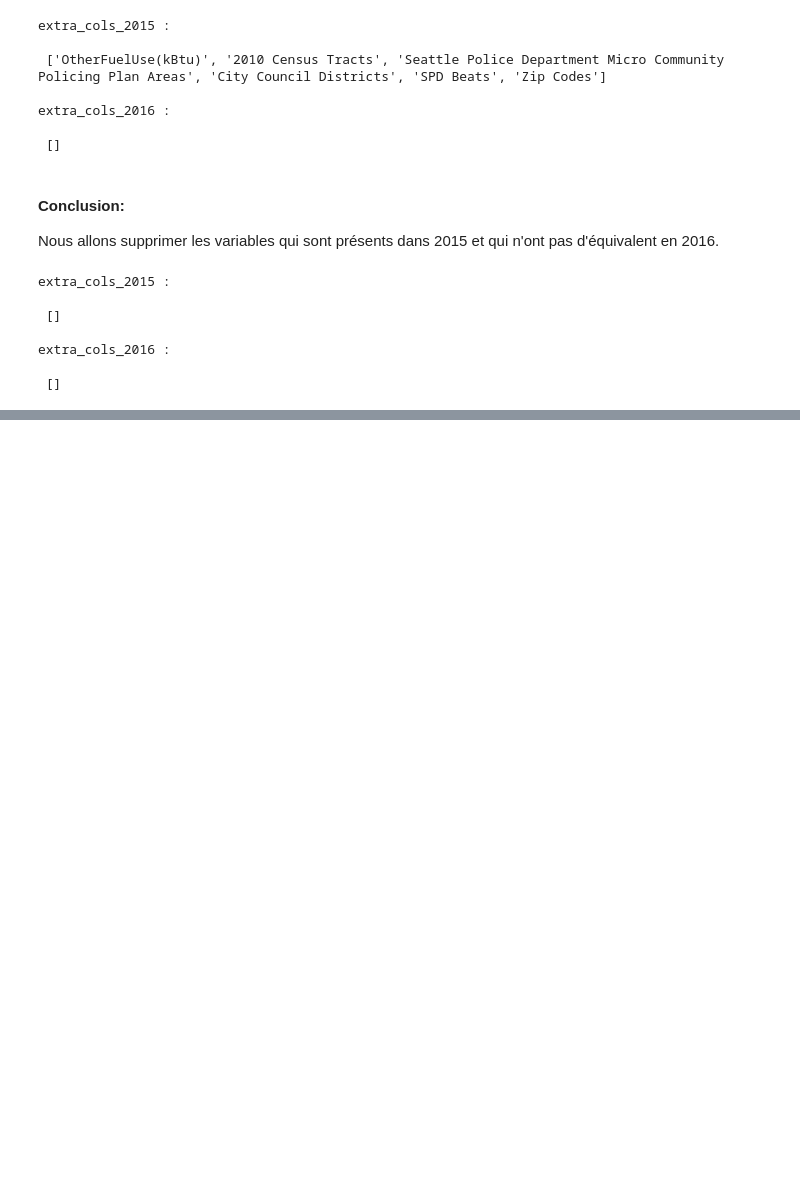
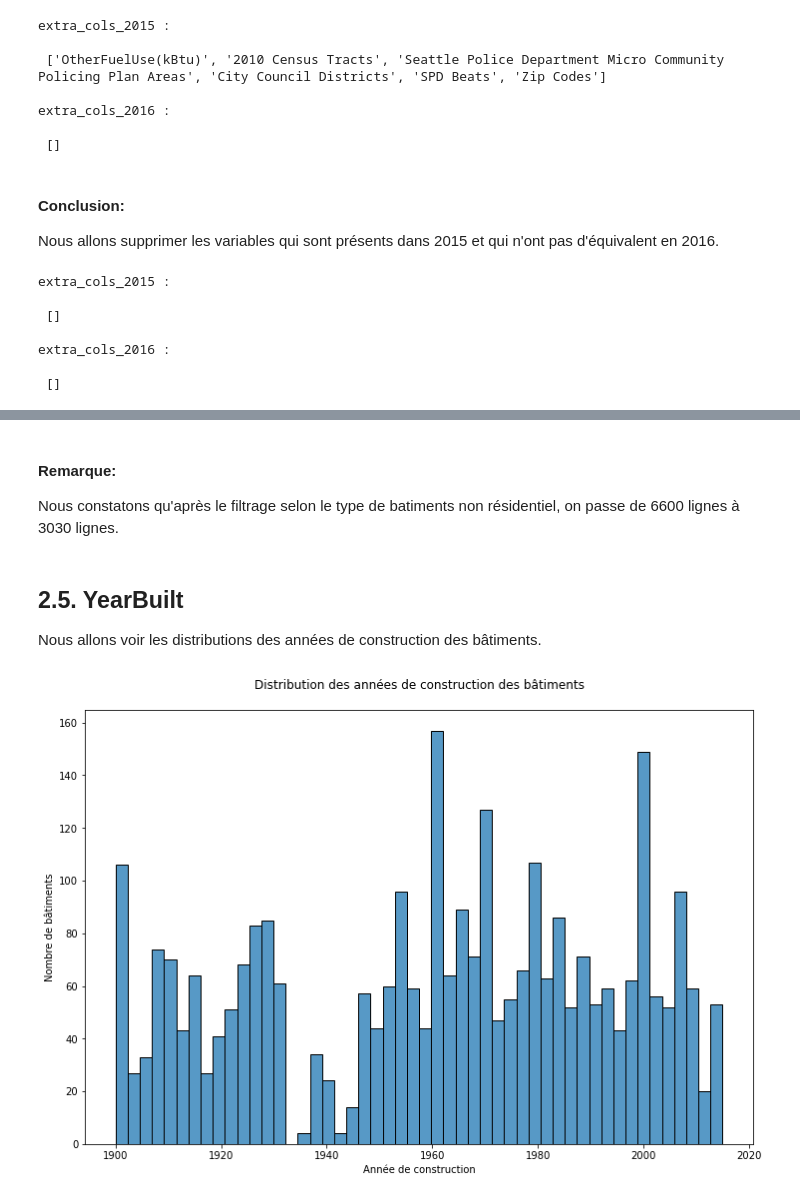
Before and after one commit to Soumaya-kh/seattle-city, a Jupyter notebook: Pélec_01_notebook.ipynb, the cells around one changed output, grey strips where cells are left out. Saved outputs shown, nothing was run; the diff lists cells and outputs as text; code cells hidden in the pictures; blank space fills up the shorter version.

```diff
--- a/Pélec_01_notebook.ipynb
+++ b/Pélec_01_notebook.ipynb
@@ -543,0 +699,4 @@ extra_cols_2016 :
+# %%
+import re
+regex = re.compile(r'[\n\r\t]')
+clean_data['PrimaryPropertyType'] = [regex.sub("", item) for index, item in clean_data.PrimaryPropertyType.iteritems()]
@@ -543,0 +727,4 @@ extra_cols_2016 :
+# %%
+#encore une autre étape de normalisation ('Supermarket / Grocery Store','Supermarket/Grocery Store')
+regex=re.compile(r' / ')
+clean_data['PrimaryPropertyType'] = [regex.sub("/", item) for index, item in clean_data.PrimaryPropertyType.iteritems()]
@@ -543,0 +755,15 @@ extra_cols_2016 :
+# %% [markdown]
+#### Remarque:
+Nous constatons qu'après le filtrage selon le type de batiments non résidentiel, on passe de 6600 lignes à 3030 lignes.
+# %% [markdown]
+## 2.5. YearBuilt 	 <a class="anchor" id="2.5"></a>
+Nous allons voir les distributions des années de construction des bâtiments.
+# %%
+fig = plt.figure(figsize=(12,8))
+ax = sns.histplot(data=clean_data, x='YearBuilt', bins=50)
+ax.set_xlabel("Année de construction")
+ax.set_ylabel("Nombre de bâtiments")
+plt.title(f"Distribution des années de construction des bâtiments\n")
+plt.show()
+# %% [output]
+[figure, added]
```
Also changed, not shown: parts of 77 cells of this notebook.
